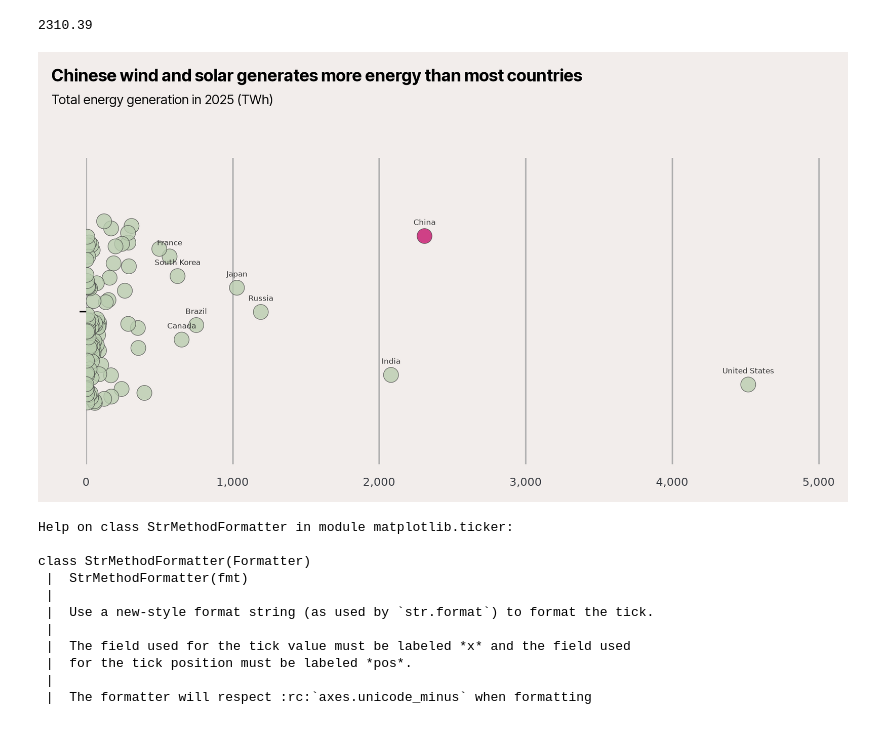
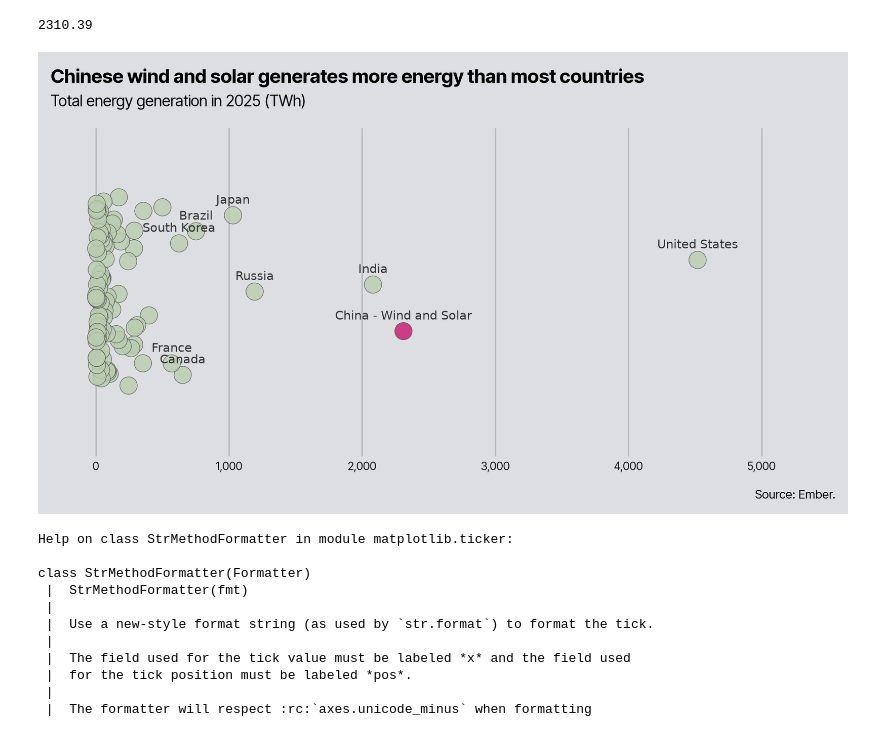
Before and after one commit to TurnerHaa/chinaEnergy, a Jupyter notebook: chinaEnergy.ipynb, the cells around one changed output. Saved outputs shown, nothing was run; the diff lists cells and outputs as text; code cells hidden in the pictures.

Commit message:
Added wind and solar labels

```diff
--- a/chinaEnergy.ipynb
+++ b/chinaEnergy.ipynb
@@ -50,27 +50,40 @@ generation_data = generation_data[(generation_data['electricity_source'] == 'Tot
 generation_data = generation_data[(generation_data['area'] != 'China') | (generation_data['electricity_source'] != 'Total generation')]
 
 generation_data = generation_data.sort_values(by='generation_twh_', ascending=False, na_position='first').reset_index(drop=True)
+
+generation_data['label'] = 'Unkown'
+
+generation_data['label'] = generation_data['label'].case_when([
+    (generation_data['area'] != 'China', generation_data['area']),
+    (generation_data['area'] == 'China', 'China - Wind and Solar')
+])
 # %%
 # ================================
 # create beeswarm
 # ================================
 # set colours
-background = '#F2EDEB'
+background = '#DCDEE1'
 text_colour = "#3E4147"
 
 # set copy
 title = "Chinese wind and solar generates more energy than most countries"
 subtitle = "Total energy generation in 2025 (TWh)"
 x_axis = "Generation (TWh)"
+source = "Source: Ember."
 
 # set typeface properties
 title_font = {
     'fontname': 'Inter Tight',
     'weight': 'bold',
+    'fontsize': 11
+              }
+
+subtitle_font = {
+    'fontname': 'Inter Tight',
     'fontsize': 9
               }
 
-subtitle_font = {
+source_font = {
     'fontname': 'Inter Tight',
     'fontsize': 7
               }
@@ -93,13 +106,14 @@ fig, ax = plt.subplots(figsize=figsize, dpi=dpi)
 fig.set_facecolor(background)
 ax.patch.set_facecolor(background)
 
-fig.subplots_adjust(left=0.05, right=0.9, top=0.75, bottom=0.12)
+fig.subplots_adjust(left=0.05, right=0.9, top=0.85, bottom=0.12)
 
 plt.margins(x=0.1, y=0.2)
 
 
-fig.text(0.01, 0.90, title, ha='left', va='bottom', **title_font)
-fig.text(0.01, 0.855, subtitle, ha='left', va='bottom', **subtitle_font)
+fig.text(0.01, 0.94, title, ha='left', va='bottom', **title_font)
+fig.text(0.01, 0.89, subtitle, ha='left', va='bottom', **subtitle_font)
+fig.text(0.89, 0.02, source, ha='left', va='bottom', **source_font)
 
 
 palette = {
@@ -108,47 +122,49 @@ palette = {
 }
 
 # ax.set(xscale="log")
-sns.stripplot(x='generation_twh_', jitter=0.3, data=generation_data, size=8, hue='electricity_source', linewidth=0.3,  palette=palette, alpha=0.8, ax=ax)
+sns.stripplot(x='generation_twh_', jitter=0.3, data=generation_data, size=10, hue='electricity_source', linewidth=0.3,  palette=palette, alpha=0.8, ax=ax)
 
 
 offsets = ax.collections[-1].get_offsets()
 
 for idx, (x_pos, y_pos) in enumerate(offsets[0:9]):
-    label_text = generation_data.iloc[idx]["area"]
+    label_text = generation_data.iloc[idx]["label"]
 
     ax.annotate(
         label_text,
         xy=(x_pos, y_pos),
         xytext=(0, 5),
         textcoords="offset points",
         ha="center",
         va="bottom",
-        fontsize=4,
+        fontsize=7,
         color="#333333",
+        weight=400
     )
 
 
-ax.set_xlim(0, 5010)
-plt.tick_params(axis='x', which='both', bottom=False, top=False)
-plt.tick_params(axis='y', which='both', bottom=False, top=False)
-plt.grid(axis='x')
+ax.set_xlim(-100, 5010)
 
-
+plt.tick_params(axis='x', which='both', bottom=False, top=False, pad=-2, colors='#0D0D0D')
+plt.grid(axis='x', alpha=0.8)
 ax.tick_params(axis='x', labelsize=6)
 ax.set_xlabel(None)
+ax.xaxis.set_major_formatter(ticker.StrMethodFormatter("{x:,.0f}"))
+plt.setp(ax.get_xticklabels(),  fontname='Inter Tight', size=6.5)
 
-ax.xaxis.set_major_formatter(ticker.StrMethodFormatter("{x:,.0f}"))
+plt.tick_params(axis='y', which='both', bottom=False, top=False, left=False)
+
 
 ax.get_legend().remove()
 
 for pos in ['right', 'top', 'bottom', 'left']:
     plt.gca().spines[pos].set_visible(False)
 
-plt.savefig("output_300dpi.png", dpi=dpi, facecolor=fig.get_facecolor(), pad_inches=0.1)
+plt.savefig("output_300dpi.png", dpi=dpi, facecolor=fig.get_facecolor())
 
 plt.show()
 # %% [output]
-[figure, old version]
+[figure, new version]
 # %%
 help(ticker.StrMethodFormatter)
 # %% [output]
```
Also changed, not shown: 1 other file.
